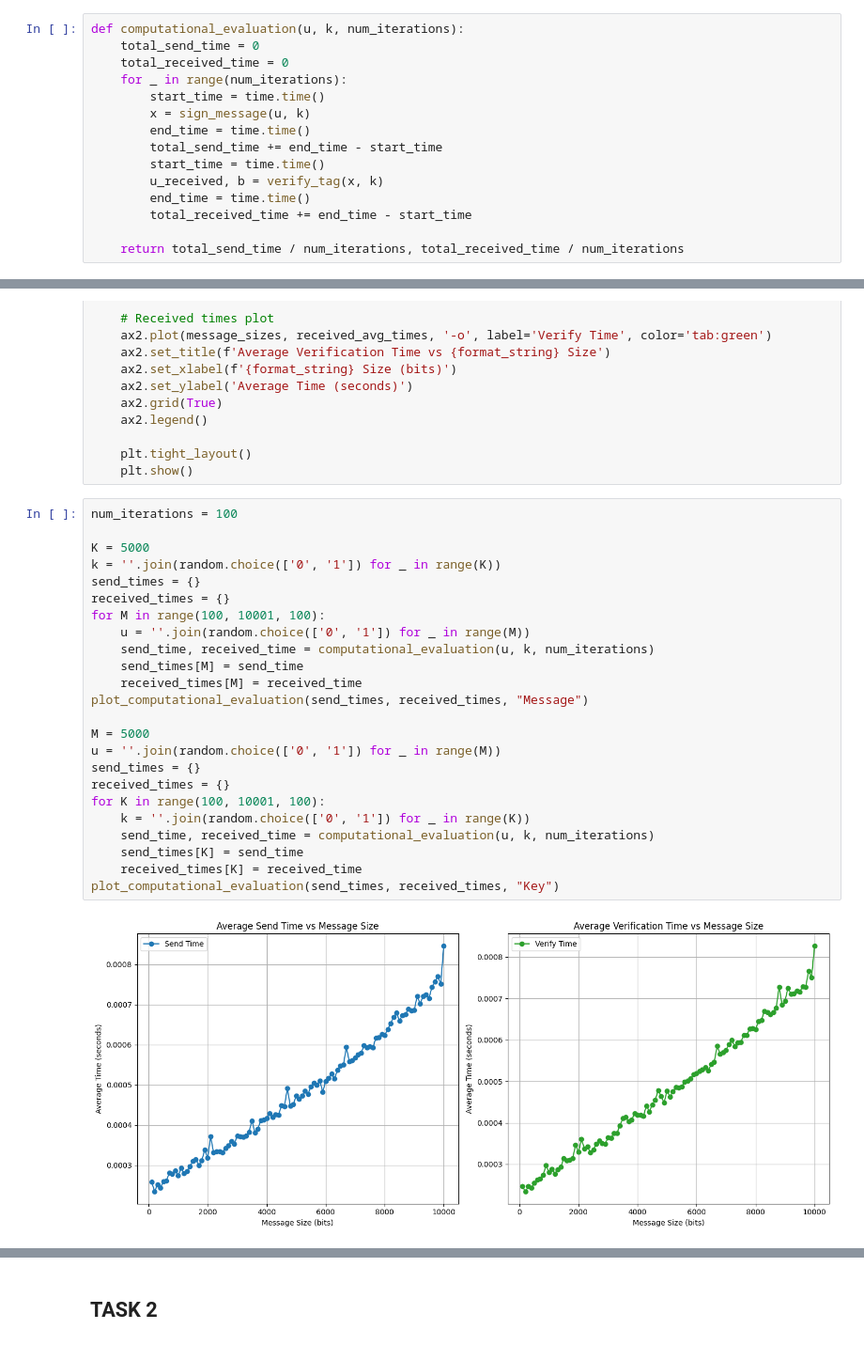
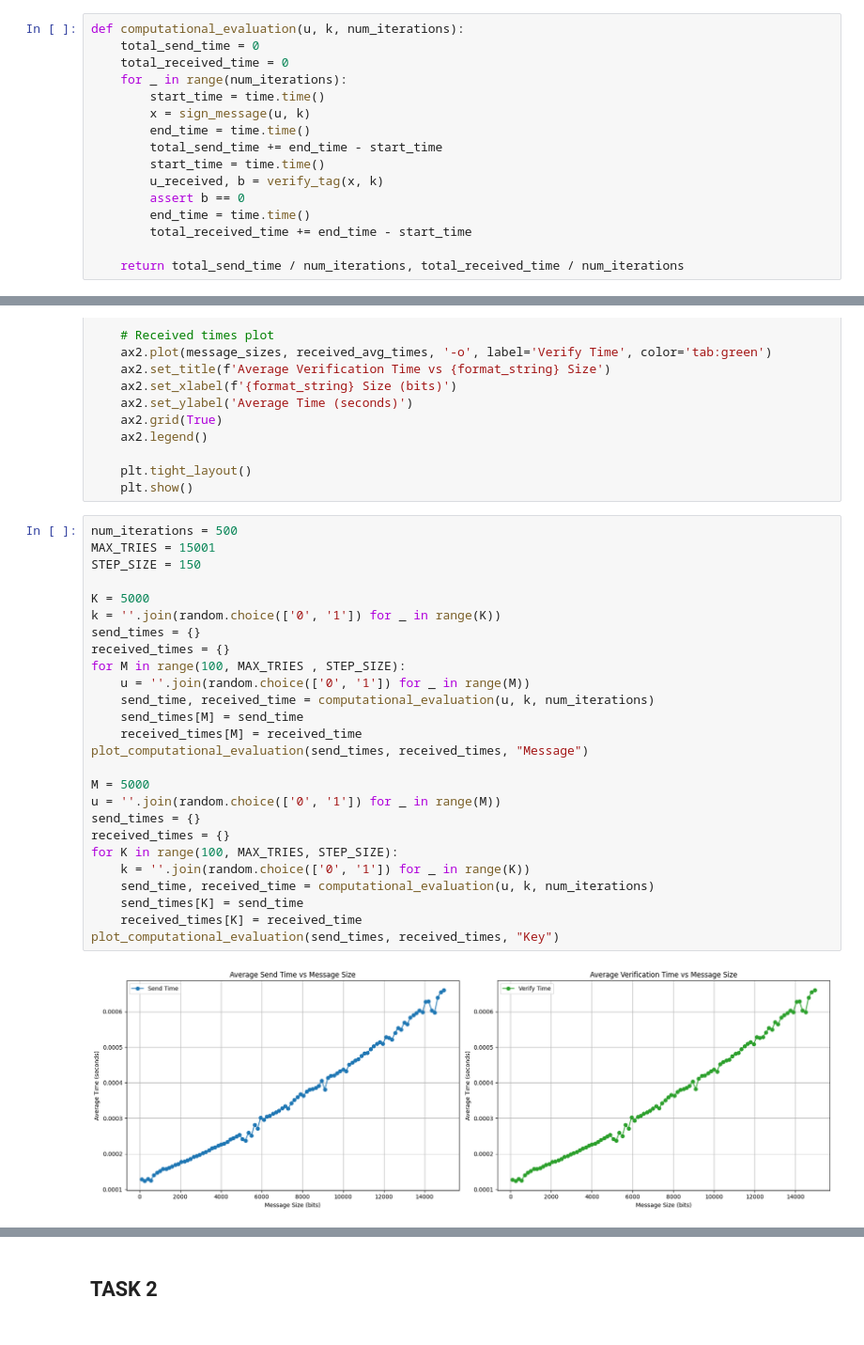
Before and after one commit to cibecs/lab-infosec, a Jupyter notebook: lab3/Lab3_info_sec.ipynb, the cells around one changed output, grey strips where cells are left out. Shown: that part at 94% size. Drawn from its saved outputs; the diff is of its cells as text.

```diff
--- a/lab3/Lab3_info_sec.ipynb
+++ b/lab3/Lab3_info_sec.ipynb
@@ -78,6 +83,7 @@ def computational_evaluation(u, k, num_iterations):
         total_send_time += end_time - start_time
         start_time = time.time()
         u_received, b = verify_tag(x, k)
+        assert b == 0
         end_time = time.time()
         total_received_time += end_time - start_time
 
@@ -109,28 +115,30 @@ def plot_computational_evaluation(send_times, received_times, format_string):
     plt.tight_layout()
     plt.show()
 # %%
-num_iterations = 100
+num_iterations = 500
+MAX_TRIES = 15001
+STEP_SIZE = 150
 
 K = 5000
 k = ''.join(random.choice(['0', '1']) for _ in range(K))
 send_times = {}
 received_times = {}
-for M in range(100, 10001, 100):
+for M in range(100, MAX_TRIES , STEP_SIZE):
     u = ''.join(random.choice(['0', '1']) for _ in range(M))
     send_time, received_time = computational_evaluation(u, k, num_iterations)
     send_times[M] = send_time
     received_times[M] = received_time
 plot_computational_evaluation(send_times, received_times, "Message")
 
 M = 5000
 u = ''.join(random.choice(['0', '1']) for _ in range(M))
 send_times = {}
 received_times = {}
-for K in range(100, 10001, 100):
+for K in range(100, MAX_TRIES, STEP_SIZE):
     k = ''.join(random.choice(['0', '1']) for _ in range(K))
     send_time, received_time = computational_evaluation(u, k, num_iterations)
     send_times[K] = send_time
     received_times[K] = received_time
 plot_computational_evaluation(send_times, received_times, "Key")
 # %% [output]
-[figure, old version]
+[figure, new version]
```
Also changed, not shown: parts of 17 cells of this notebook.
